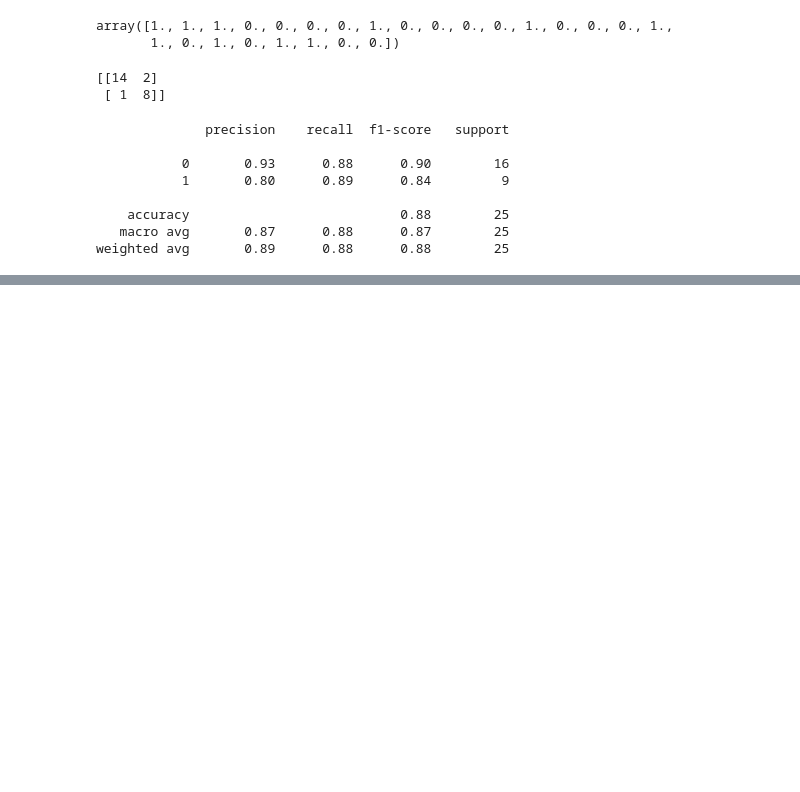
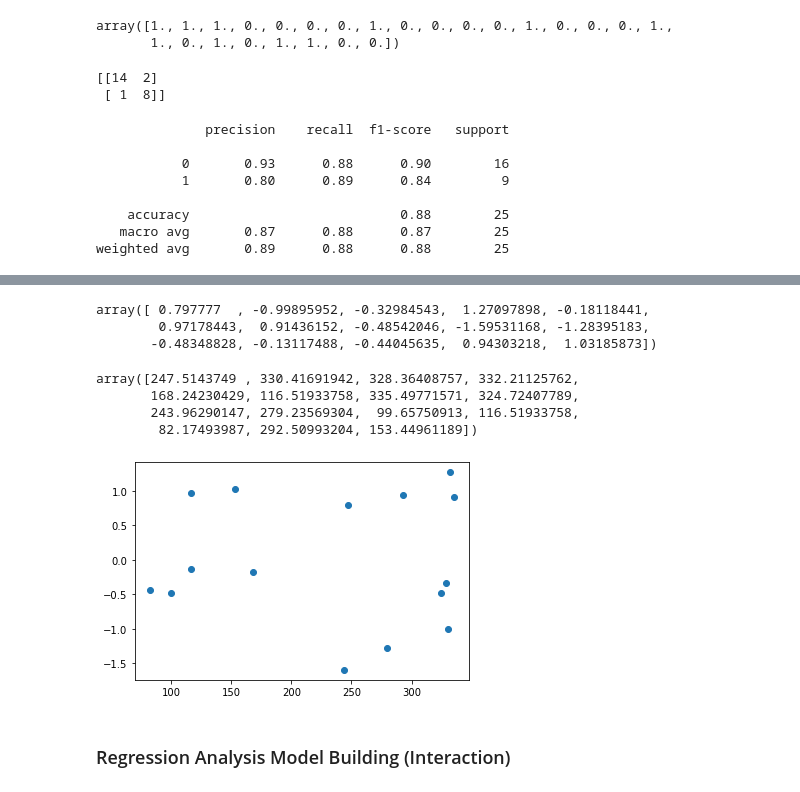
Before and after one commit to RPChinhara/Data-Analytics-with-Python, a Jupyter notebook: Week-9.ipynb, the cells around one changed output, grey strips where cells are left out. Drawn from its saved outputs; the diff is of its cells as text; code cells hidden in the pictures; blank space fills up the shorter version.

```diff
--- a/Week-9.ipynb
+++ b/Week-9.ipynb
@@ -385,0 +489,3 @@ weighted avg       0.89      0.88      0.88        25
+# %%
+x_sq = (x ** 2)
+x_sq
@@ -385,0 +509,6 @@ weighted avg       0.89      0.88      0.88        25
+# %%
+x_new = np.column_stack((x, x_sq))
+x_new2 = sm.add_constant(x_new)
+model2 = sm.OLS(y, x_new2).fit()
+
+model2.summary()
@@ -385,0 +538,22 @@ weighted avg       0.89      0.88      0.88        25
+# %%
+E2 = model2.resid_pearson
+E2
+# %% [output]
+array([ 0.797777  , -0.99895952, -0.32984543,  1.27097898, -0.18118441,
+        0.97178443,  0.91436152, -0.48542046, -1.59531168, -1.28395183,
+       -0.48348828, -0.13117488, -0.44045635,  0.94303218,  1.03185873])
+# %%
+yhat2 = model2.predict(x_new2)
+yhat2
+# %% [output]
+array([247.5143749 , 330.41691942, 328.36408757, 332.21125762,
+       168.24230429, 116.51933758, 335.49771571, 324.72407789,
+       243.96290147, 279.23569304,  99.65750913, 116.51933758,
+        82.17493987, 292.50993204, 153.44961189])
+# %%
+plt.scatter(yhat2, E2)
+plt.show()
+# %% [output]
+[figure, added]
+# %% [markdown]
+### Regression Analysis Model Building (Interaction)
```
Also changed, not shown: parts of 35 cells of this notebook.
